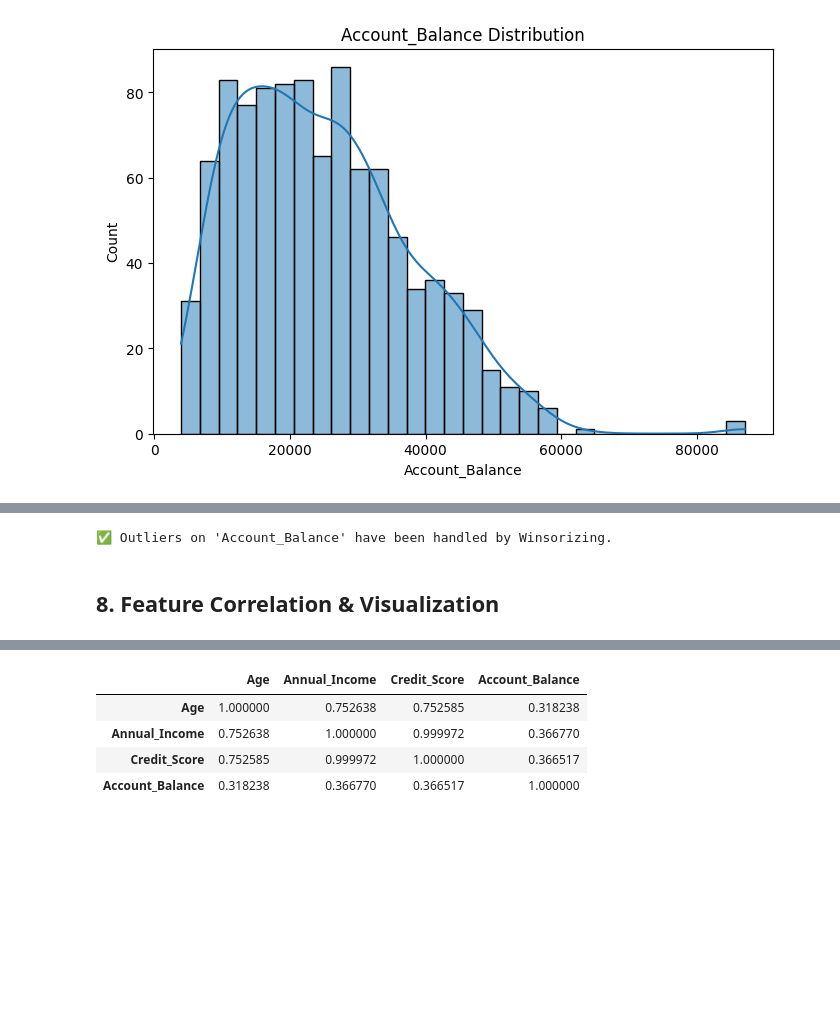
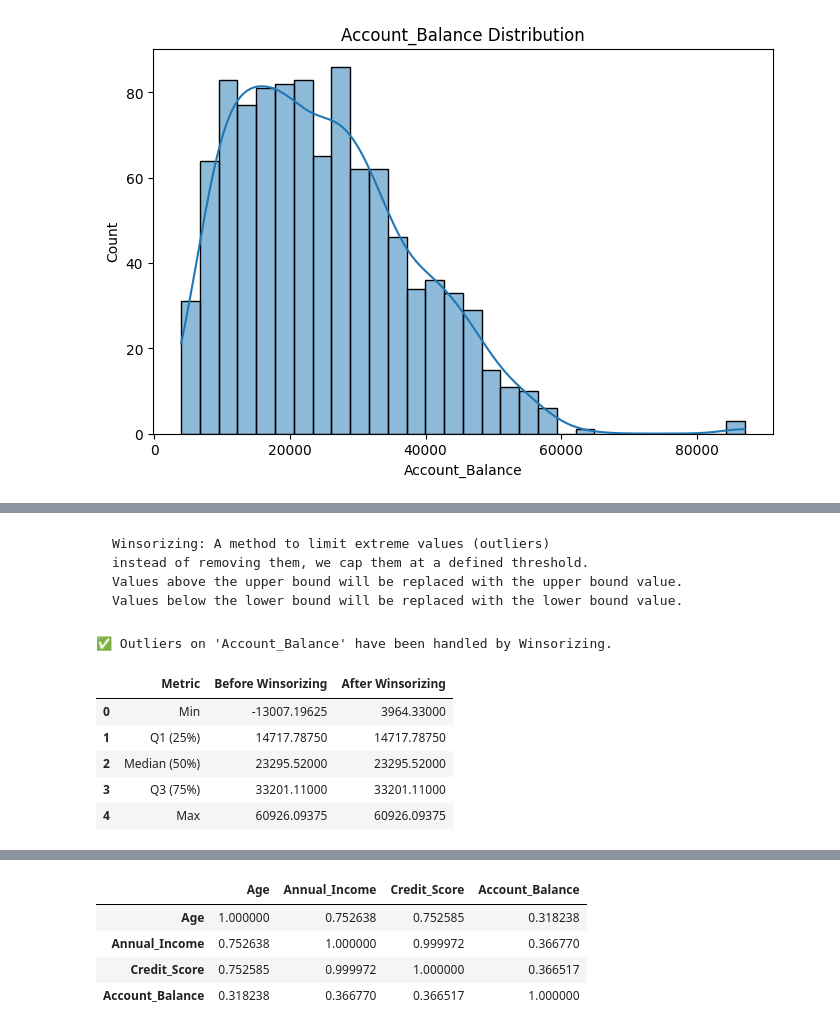
Before and after one commit to andrybrew/data-science-machine-learning-BI, a Jupyter notebook: DS/001_EDA_Data_Preprocessing_n_Data_Visualization.ipynb, the cells around one changed output, grey strips where cells are left out. Saved outputs shown, nothing was run; the diff lists cells and outputs as text; code cells hidden in the pictures; blank space fills up the shorter version.

````diff
--- a/DS/001_EDA_Data_Preprocessing_n_Data_Visualization.ipynb
+++ b/DS/001_EDA_Data_Preprocessing_n_Data_Visualization.ipynb
@@ -275,3 +325,10 @@ print(f"\n📌 Number of outliers in 'Account_Balance': {outliers.shape[0]}")
+# %% [markdown]
+```
+Winsorizing: A method to limit extreme values (outliers)
+instead of removing them, we cap them at a defined threshold.
+Values above the upper bound will be replaced with the upper bound value.
+Values below the lower bound will be replaced with the lower bound value.
+```
 # %%
 # Using Winsorizing to reduce outliers
 data['Account_Balance'] = np.where(data['Account_Balance'] > upper_bound, upper_bound,
@@ -280,5 +337,21 @@ data['Account_Balance'] = np.where(data['Account_Balance'] > upper_bound, upper_
 print("\n✅ Outliers on 'Account_Balance' have been handled by Winsorizing.")
 # %% [output]
 ✅ Outliers on 'Account_Balance' have been handled by Winsorizing.
-# %% [markdown]
-## **8. Feature Correlation & Visualization**
+# %%
+# Display summary before and after Winsorizing
+account_balance_summary = pd.DataFrame({
+    'Metric': ['Min', 'Q1 (25%)', 'Median (50%)', 'Q3 (75%)', 'Max'],
+    'Before Winsorizing': [Q1 - 1.5 * IQR, Q1, data['Account_Balance'].median(), Q3, Q3 + 1.5 * IQR],
+    'After Winsorizing': [data['Account_Balance'].min(), data['Account_Balance'].quantile(0.25),
+                           data['Account_Balance'].median(), data['Account_Balance'].quantile(0.75),
+                           data['Account_Balance'].max()]
+})
+
+display(account_balance_summary)
+# %% [output]
+|  | Metric | Before Winsorizing | After Winsorizing |
+| 0 | Min | -13007.19625 | 3964.33000 |
+| 1 | Q1 (25%) | 14717.78750 | 14717.78750 |
+| 2 | Median (50%) | 23295.52000 | 23295.52000 |
+| 3 | Q3 (75%) | 33201.11000 | 33201.11000 |
+| 4 | Max | 60926.09375 | 60926.09375 |
````
Also changed, not shown: parts of 25 cells of this notebook.
